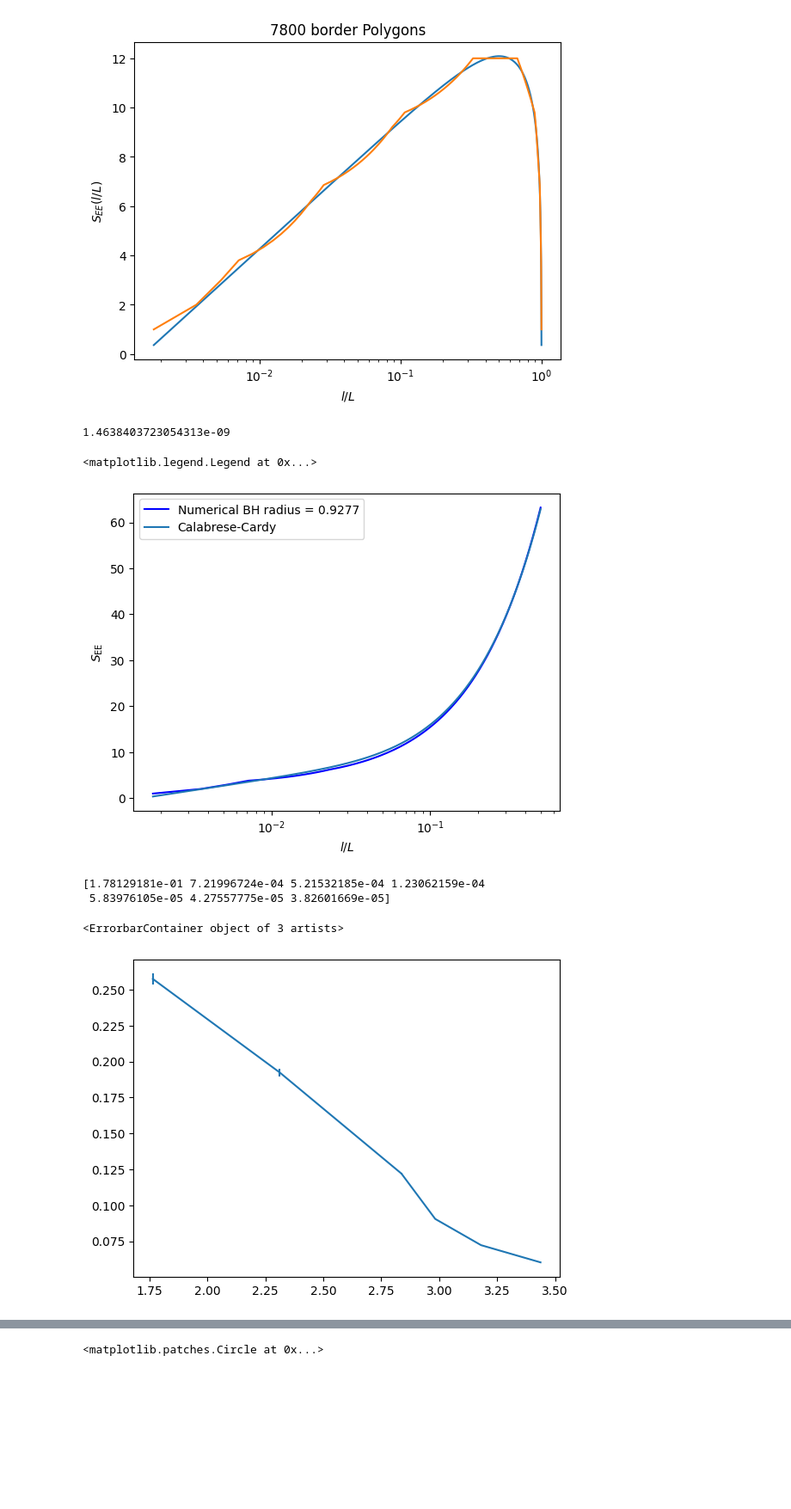
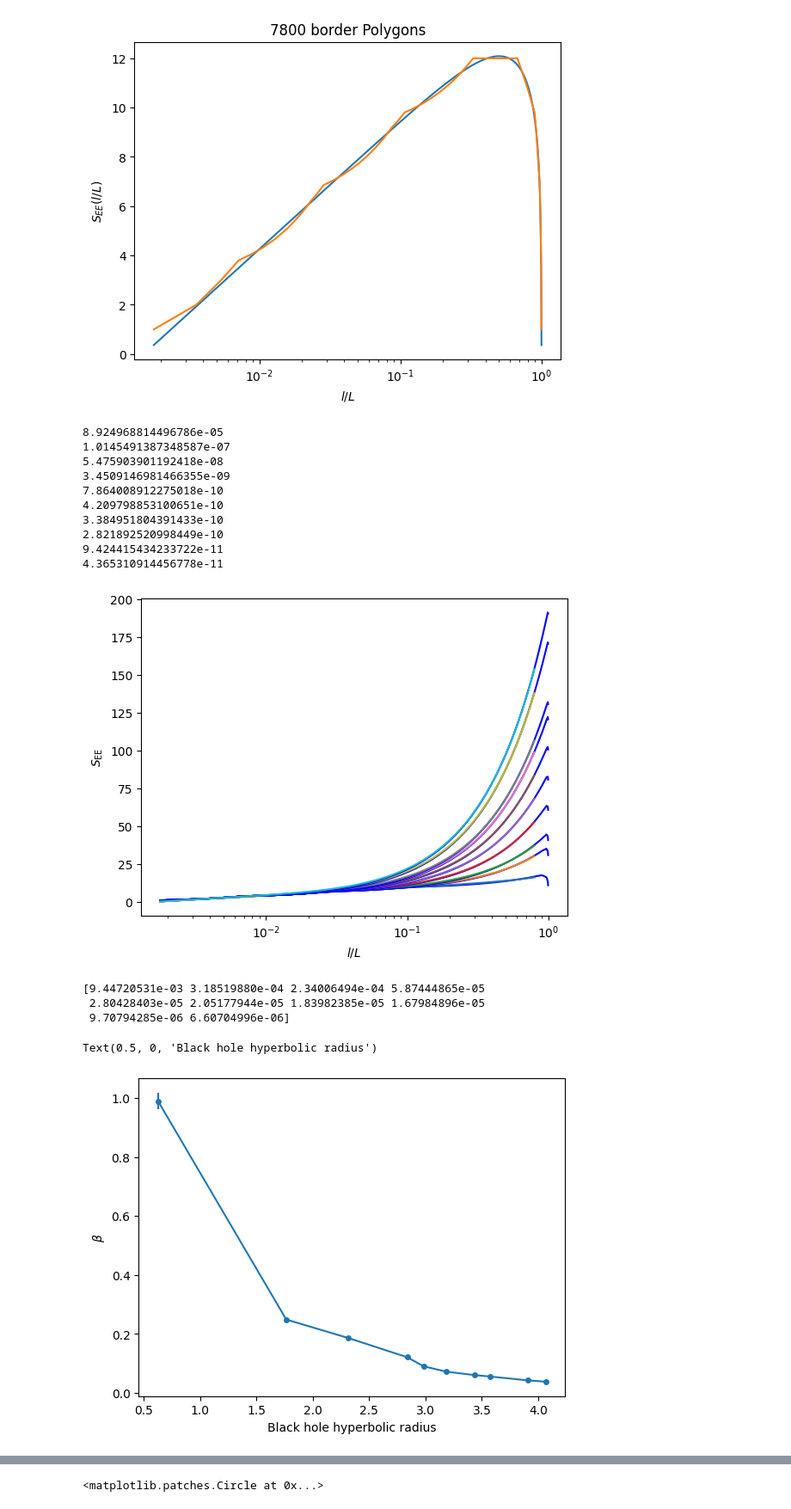
Before and after one commit to Alejo-Costa-Duran/HyperbolicFractonModel, a Jupyter notebook: Simulation.ipynb, the cells around one changed output, grey strips where cells are left out. Shown at 86% size. Cells and saved outputs as stored; diff of their text form; code cells hidden in the pictures; blank space fills up the shorter version.

```diff
--- a/Simulation.ipynb
+++ b/Simulation.ipynb
@@ -270,7 +270,7 @@ plt.savefig("./CorrelationsTemps.png")
 model = md.FractonModel(5,4,5, kernel = 'SRG')
 insidePols = insidePolygons(model)
 print(sorted(list(set([np.round(g.distanceToOrigin+0.0001,4) for g in model.geodesicList]))))
-bHoleRads = [0.01,0.3037, 0.7076, 0.8198, 0.8893, 0.9036, 0.9202, 0.9377]
+bHoleRads = [0.01,0.3037, 0.7076, 0.8198, 0.8893, 0.9036, 0.9202, 0.9377, 0.9452, 0.9605, 0.9663]
 # %% [output]
 [0.3037, 0.7076, 0.8198, 0.8893, 0.9036, 0.9202, 0.9377, 0.9451, 0.9604, 0.9662, 0.9677, 0.9698, 0.9727, 0.9742, 0.9764, 0.9782, 0.9814, 0.9819, 0.9826, 0.9841, 0.9845, 0.9868, 0.9872, 0.9886, 0.9897, ...
 # %%
@@ -279,7 +279,7 @@ halfBorderSize = int(len(model.border)/2)
 borderPolygons = model.border
 entropy = np.zeros((len(bHoleRads),borderSize-1))
 
-step = 5
+step = 1
 numStatistics = int(borderSize/step)
 
 for radIdx,rad in enumerate(bHoleRads):
@@ -312,6 +312,8 @@ for radIdx,rad in enumerate(bHoleRads):
                         index in range(size) ]
                         if np.sum(test)!=size:
                             entropy[radIdx,sizeBorder-1] += 2
+                        else:
+                            entropy[radIdx,complementSize-1] += 2
         end = time.time()
         elapsed = end-startTime
         message = f'Time remaining: {round(elapsed*(halfBorderSize+1-size)/60,2):.2f} m'
@@ -366,11 +371,11 @@ def entropyFiniteBeta(l,beta):
 [6.78450237e+00 1.51957645e-03]
 [figure]
 # %%
-smallL = blockSizes <0.5
+smallL = blockSizes <0.8
 betas = []
 beta_Var = []
-for index in range(7,8):
-    plt.plot(blockSizes[smallL],entropy[index,smallL], label = 'Numerical BH radius = ' + str(round(bHoleRads[index]-0.01,4)),color = 'blue')
+for index in range(1,11):
+    plt.plot(blockSizes,entropy[index,:], label = 'Numerical BH radius = ' + str(round(bHoleRads[index],4)),color = 'blue')
     parameters, variance = cf(entropyFiniteBeta,blockSizes[smallL],entropy[index,smallL])
     print(variance[0,0])
     betas.append(np.abs(parameters[0]))
@@ -379,17 +384,28 @@ for index in range(7,8):
 plt.ylabel(r'$S_{\text{EE}}$')
 plt.xlabel(r'$l/L$')
 plt.xscale('log')
-plt.legend()
+#plt.legend()
 #plt.savefig("./EntanglementEntropies.png")
 # %% [output]
-1.4638403723054313e-09
+8.924968814496786e-05
+1.0145491387348587e-07
+5.475903901192418e-08
+3.4509146981466355e-09
+7.864008912275018e-10
+4.209798853100651e-10
+3.384951804391433e-10
+2.821892520998449e-10
+9.424415434233722e-11
+4.365310914456778e-11
-<matplotlib.legend.Legend at 0x...>
-[figure, old version]
+[figure, new version]
 # %%
 print(np.array(beta_Var))
-plt.errorbar(np.log((1+np.array(bHoleRads))/((1-np.array(bHoleRads))))[2:8],betas[1:],yerr = 5*np.array(beta_Var[1:]))
+plt.errorbar(np.log((1+np.array(bHoleRads[1:]))/((1-np.array(bHoleRads[1:])))),np.array(betas), yerr = 3*np.array(beta_Var),marker = 'o', markersize = 4)
+plt.ylabel(r'$\beta$')
+plt.xlabel(r'Black hole hyperbolic radius')
 # %% [output]
-[1.78129181e-01 7.21996724e-04 5.21532185e-04 1.23062159e-04
- 5.83976105e-05 4.27557775e-05 3.82601669e-05]
+[9.44720531e-03 3.18519880e-04 2.34006494e-04 5.87444865e-05
+ 2.80428403e-05 2.05177944e-05 1.83982385e-05 1.67984896e-05
+ 9.70794285e-06 6.60704996e-06]
-<ErrorbarContainer object of 3 artists>
+Text(0.5, 0, 'Black hole hyperbolic radius')
-[figure, old version]
+[figure, new version]
```
Also changed, not shown: parts of 4 cells of this notebook, 1 other file.
